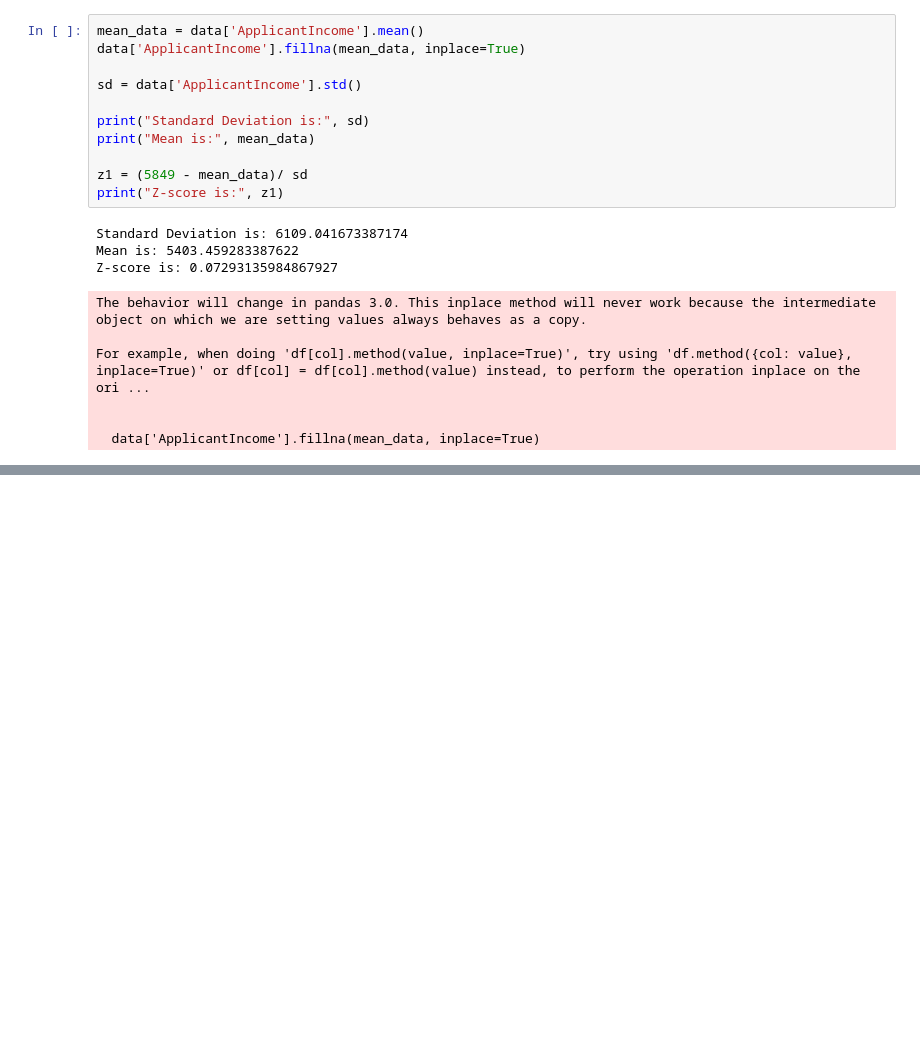
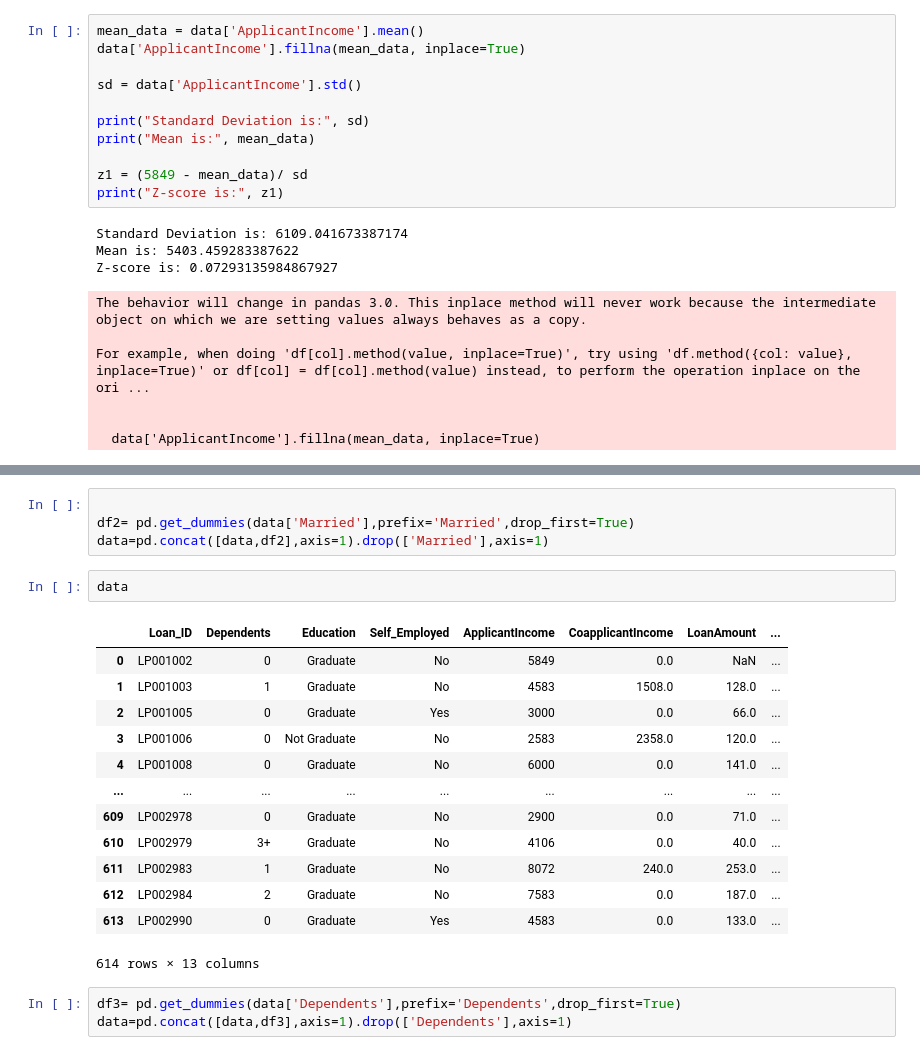
Before and after one commit to ak07-09/DATA_ANALYSIS, a Jupyter notebook: week 7(data science)/svm.ipynb, the cells around one changed output, grey strips where cells are left out. Cells and saved outputs as stored; diff of their text form; blank space fills up the shorter version.

```diff
--- a/week 7(data science)/svm.ipynb
+++ b/week 7(data science)/svm.ipynb
@@ -125,0 +179,23 @@ For example, when doing 'df[col].method(value, inplace=True)', try using 'df.met
+# %%
+
+df2= pd.get_dummies(data['Married'],prefix='Married',drop_first=True)
+data=pd.concat([data,df2],axis=1).drop(['Married'],axis=1)
+# %%
+data
+# %% [output]
+|  | Loan_ID | Dependents | Education | Self_Employed | ApplicantIncome | CoapplicantIncome | LoanAmount | ... |
+| 0 | LP001002 | 0 | Graduate | No | 5849 | 0.0 | NaN | ... |
+| 1 | LP001003 | 1 | Graduate | No | 4583 | 1508.0 | 128.0 | ... |
+| 2 | LP001005 | 0 | Graduate | Yes | 3000 | 0.0 | 66.0 | ... |
+| 3 | LP001006 | 0 | Not Graduate | No | 2583 | 2358.0 | 120.0 | ... |
+| 4 | LP001008 | 0 | Graduate | No | 6000 | 0.0 | 141.0 | ... |
+| ... | ... | ... | ... | ... | ... | ... | ... | ... |
+| 609 | LP002978 | 0 | Graduate | No | 2900 | 0.0 | 71.0 | ... |
+| 610 | LP002979 | 3+ | Graduate | No | 4106 | 0.0 | 40.0 | ... |
+| 611 | LP002983 | 1 | Graduate | No | 8072 | 240.0 | 253.0 | ... |
+| 612 | LP002984 | 2 | Graduate | No | 7583 | 0.0 | 187.0 | ... |
+| 613 | LP002990 | 0 | Graduate | Yes | 4583 | 0.0 | 133.0 | ... |
+614 rows × 13 columns
+# %%
+df3= pd.get_dummies(data['Dependents'],prefix='Dependents',drop_first=True)
+data=pd.concat([data,df3],axis=1).drop(['Dependents'],axis=1)
```
Also changed, not shown: parts of 15 cells of this notebook.
